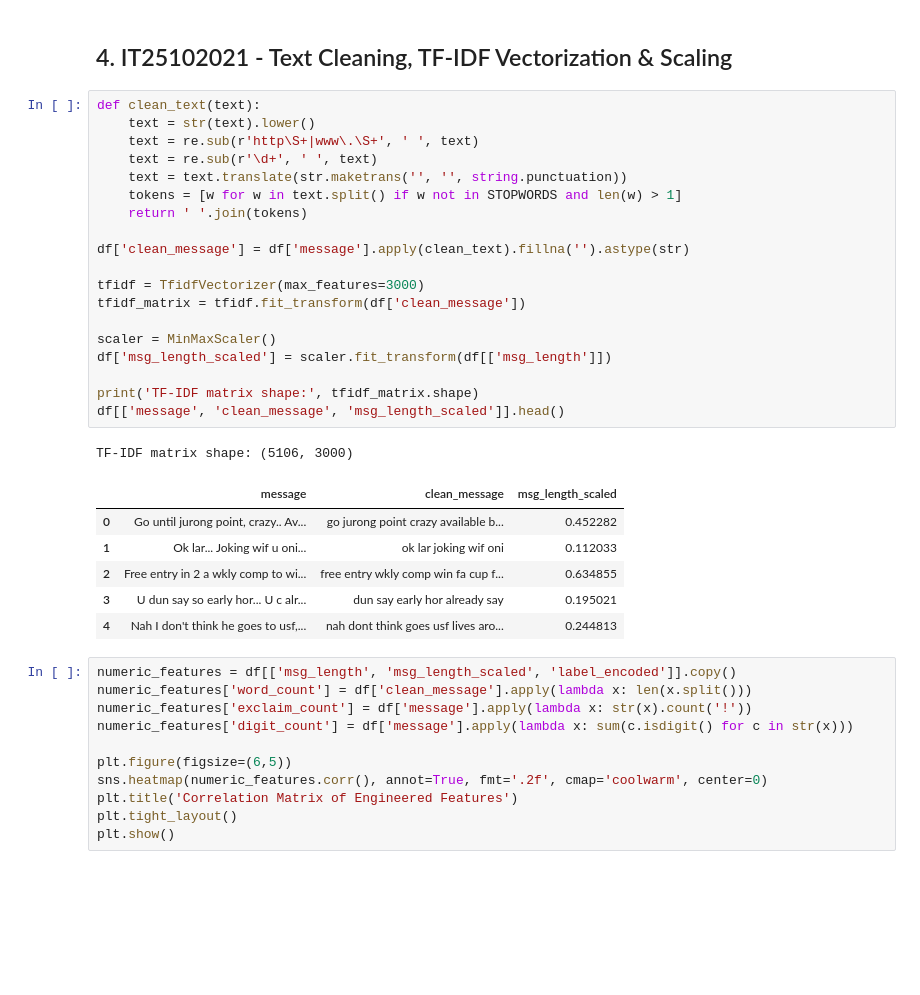
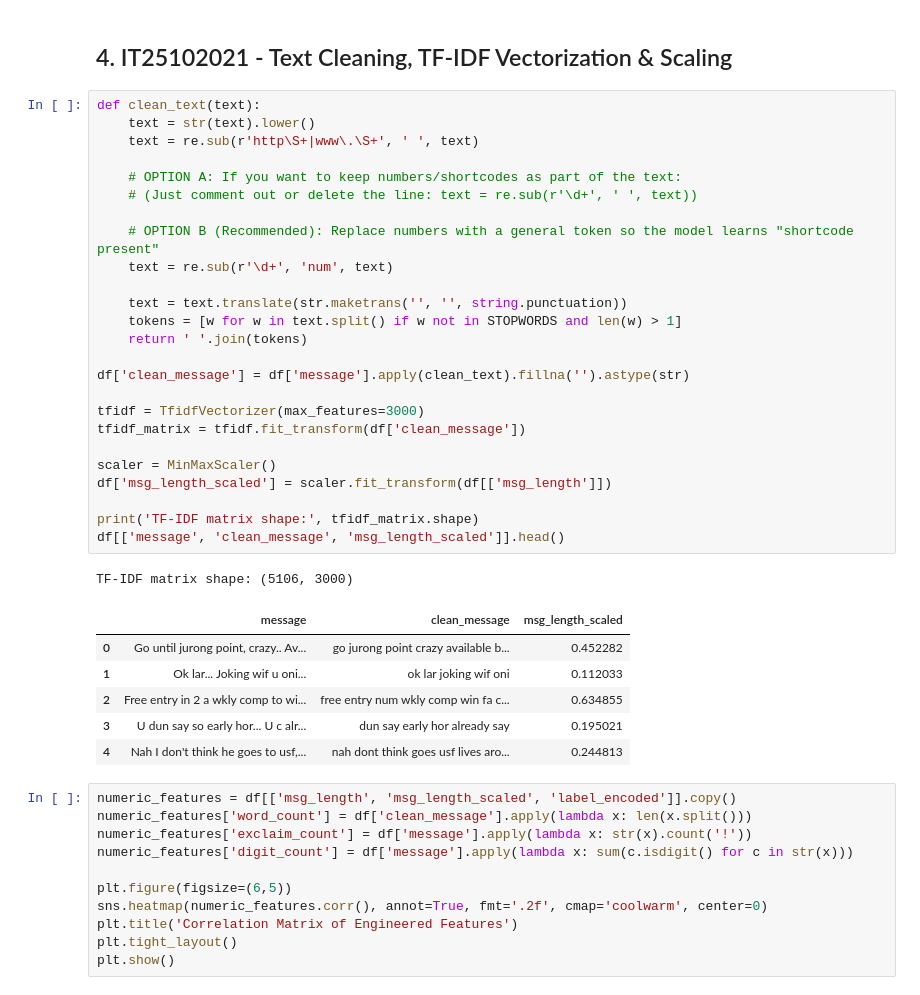
Before and after one commit to pamudivithanagamage/spam, a Jupyter notebook: notebooks/spam_preprocessing.ipynb, the cells around one changed output. Drawn from its saved outputs; the diff is of its cells as text; blank space fills up the shorter version.

```diff
--- a/notebooks/spam_preprocessing.ipynb
+++ b/notebooks/spam_preprocessing.ipynb
@@ -134,28 +134,34 @@ Removed 63 outlier rows. Remaining: 5106
 # %%
 def clean_text(text):
     text = str(text).lower()
     text = re.sub(r'http\S+|www\.\S+', ' ', text)
-    text = re.sub(r'\d+', ' ', text)
+
+    # OPTION A: If you want to keep numbers/shortcodes as part of the text:
+    # (Just comment out or delete the line: text = re.sub(r'\d+', ' ', text))
+
+    # OPTION B (Recommended): Replace numbers with a general token so the model learns "shortcode present"
+    text = re.sub(r'\d+', 'num', text)
+
     text = text.translate(str.maketrans('', '', string.punctuation))
     tokens = [w for w in text.split() if w not in STOPWORDS and len(w) > 1]
     return ' '.join(tokens)
 
 df['clean_message'] = df['message'].apply(clean_text).fillna('').astype(str)
 
 tfidf = TfidfVectorizer(max_features=3000)
 tfidf_matrix = tfidf.fit_transform(df['clean_message'])
 
 scaler = MinMaxScaler()
 df['msg_length_scaled'] = scaler.fit_transform(df[['msg_length']])
 
 print('TF-IDF matrix shape:', tfidf_matrix.shape)
 df[['message', 'clean_message', 'msg_length_scaled']].head()
 # %% [output]
 TF-IDF matrix shape: (5106, 3000)
 |  | message | clean_message | msg_length_scaled |
 | 0 | Go until jurong point, crazy.. Av... | go jurong point crazy available b... | 0.452282 |
 | 1 | Ok lar... Joking wif u oni... | ok lar joking wif oni | 0.112033 |
-| 2 | Free entry in 2 a wkly comp to wi... | free entry wkly comp win fa cup f... | 0.634855 |
+| 2 | Free entry in 2 a wkly comp to wi... | free entry num wkly comp win fa c... | 0.634855 |
 | 3 | U dun say so early hor... U c alr... | dun say early hor already say | 0.195021 |
 | 4 | Nah I don't think he goes to usf,... | nah dont think goes usf lives aro... | 0.244813 |
 # %%
```
Also changed, not shown: parts of 15 cells of this notebook.
